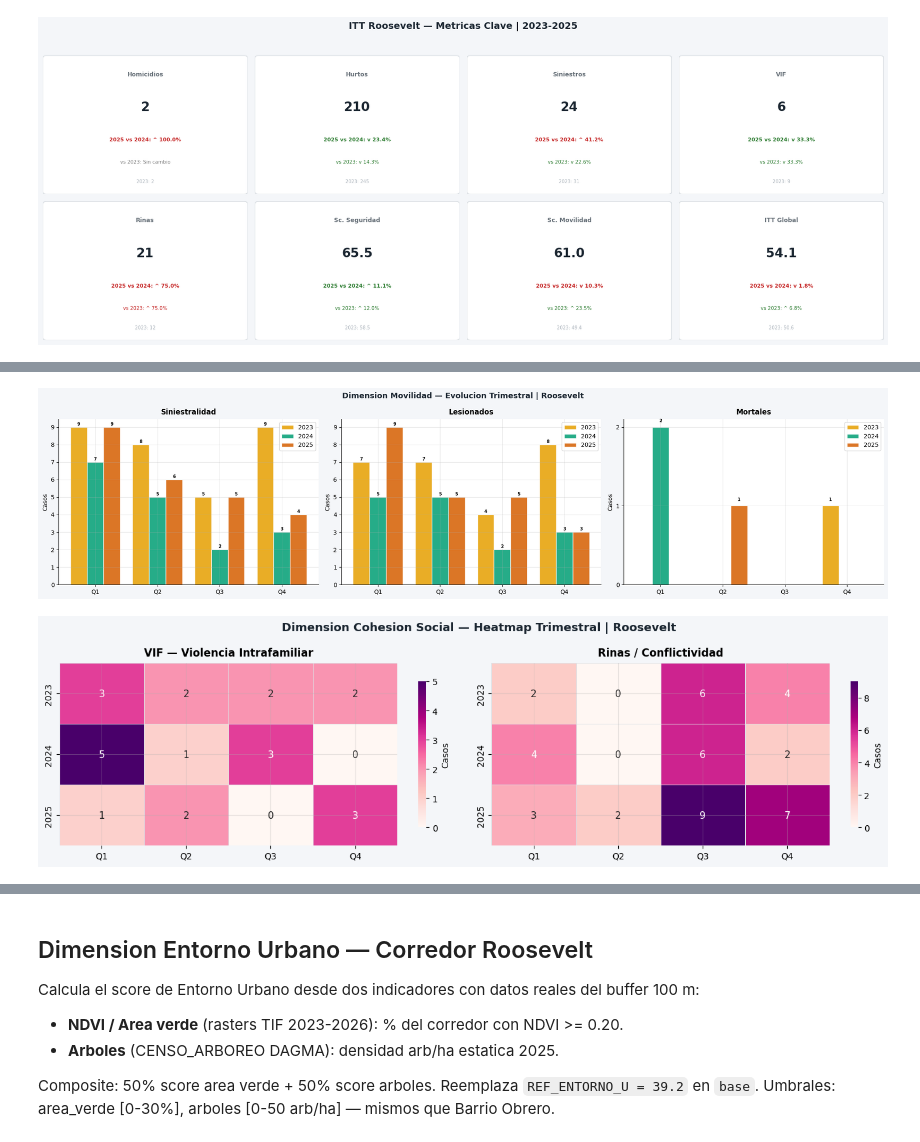
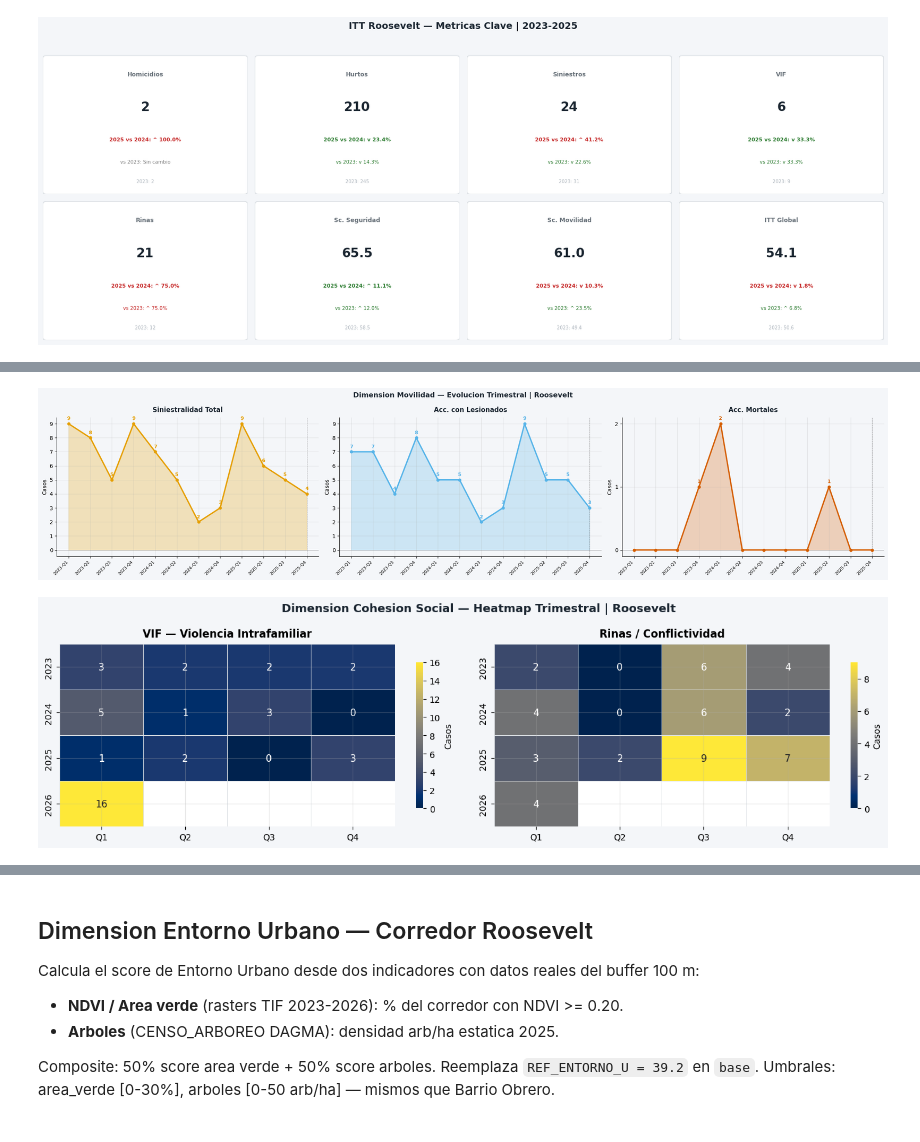
Before and after one commit to Pabandres85/Itt_repos_cali, a Jupyter notebook: notebooks/01_itt_roosevelt.ipynb, the cells around one changed output, grey strips where cells are left out. Cells and saved outputs as stored; diff of their text form; code cells hidden in the pictures.

```diff
--- a/notebooks/01_itt_roosevelt.ipynb
+++ b/notebooks/01_itt_roosevelt.ipynb
@@ -455,15 +454,13 @@ plt.show()
 # %% [output]
 [figure]
 # %%
-ANIOS_3 = [2023, 2024, 2025]
 fig, axes = plt.subplots(1, 2, figsize=(14, 4), facecolor=BG)
 fig.suptitle('Dimension Seguridad — Heatmap Trimestral | Roosevelt',
              fontsize=13, fontweight='bold', color='#1B2631')
-ct = corr_trim[corr_trim['año'].isin(ANIOS_3)]
 for ax, col, titulo in [(axes[0],'homicidios','Homicidios'),(axes[1],'hurtos','Hurtos')]:
-    pivot = ct.pivot(index='año', columns='trimestre', values=col).fillna(0)
+    pivot = corr_trim.pivot(index='año', columns='trimestre', values=col)
     pivot.columns = ['Q1','Q2','Q3','Q4']
-    sns.heatmap(pivot, annot=True, fmt='.0f', cmap='Blues',
+    sns.heatmap(pivot, annot=True, fmt='.0f', cmap='cividis',
         linewidths=0.5, linecolor='#DEE2E6', ax=ax, annot_kws={'size':11},
         cbar_kws={'label':'Casos','shrink':0.8})
     ax.set_title(titulo, fontweight='bold', pad=8)
@@ -500,16 +508,16 @@ plt.show()
 # %%
-ANIOS_3 = [2023, 2024, 2025]
-ct3 = corr_trim[corr_trim['año'].isin(ANIOS_3)]
 fig, axes = plt.subplots(1, 3, figsize=(20, 4), facecolor=BG)
 fig.suptitle('Dimension Movilidad — Heatmap Trimestral | Roosevelt',
              fontsize=13, fontweight='bold', color='#1B2631')
 for ax, col, titulo in [
-    (axes[0],'siniestralidad','Siniestralidad'),
+    (axes[0],'siniestralidad','Siniestralidad Total'),
     (axes[1],'lesionados','Acc. con Lesionados'),
     (axes[2],'mortales','Acc. Mortales')]:
-    pivot = ct3.pivot(index='año', columns='trimestre', values=col).fillna(0)
+    # Movilidad solo hasta 2025 (sin siniestros 2026)
+    ct_mov = corr_trim[corr_trim['año'].isin([2023,2024,2025])]
+    pivot = ct_mov.pivot(index='año', columns='trimestre', values=col).fillna(0)
     pivot.columns = ['Q1','Q2','Q3','Q4']
-    sns.heatmap(pivot, annot=True, fmt='.0f', cmap='Oranges',
+    sns.heatmap(pivot, annot=True, fmt='.0f', cmap='cividis',
         linewidths=0.5, linecolor='#DEE2E6', ax=ax, annot_kws={'size':11},
         cbar_kws={'label':'Casos','shrink':0.8})
     ax.set_title(titulo, fontweight='bold', pad=8)
@@ -522,42 +530,54 @@ plt.show()
 # %%
-ANIOS_3 = [2023, 2024, 2025]
-ct3 = corr_trim[corr_trim['año'].isin(ANIOS_3)]
-fig, axes = plt.subplots(1, 3, figsize=(20, 5), facecolor=BG)
+_periodos = corr_trim[corr_trim['año'].isin([2023,2024,2025])]['periodo'].tolist()
+_ct_mov   = corr_trim[corr_trim['año'].isin([2023,2024,2025])].reset_index(drop=True)
+_x        = np.arange(len(_periodos))
+
+fig, axes = plt.subplots(1, 3, figsize=(22, 5), facecolor=BG)
 fig.suptitle('Dimension Movilidad — Evolucion Trimestral | Roosevelt',
              fontsize=13, fontweight='bold', color='#1B2631')
-x = np.arange(4); n = 3; w = 0.8/n
-COLS = [OKI_NARANJA, OKI_VERDE, OKI_BERMELL]
-for ax, col, tp in [
-    (axes[0],'siniestralidad','Siniestralidad'),
-    (axes[1],'lesionados','Lesionados'),
-    (axes[2],'mortales','Mortales')]:
-    for idx, año in enumerate(ANIOS_3):
-        vals = ct3[ct3['año']==año][col].values
-        offset = (idx-n/2+0.5)*w
-        b = ax.bar(x+offset, vals, w, label=str(año), color=COLS[idx], alpha=0.85, edgecolor='white')
-        for bar in b:
-            h = bar.get_height()
-            if h>0: ax.text(bar.get_x()+bar.get_width()/2, h+0.05, str(int(h)), ha='center', va='bottom', fontsize=7, fontweight='bold')
-    ax.set_title(tp, fontweight='bold', pad=8)
-    ax.set_xticks(x); ax.set_xticklabels(['Q1','Q2','Q3','Q4'])
-    ax.set_ylabel('Casos'); ax.yaxis.set_major_locator(plt.MaxNLocator(integer=True)); ax.legend()
+
+cfg_mov = [
+    (axes[0], 'siniestralidad', 'Siniestralidad Total', OKI_NARANJA),
+    (axes[1], 'lesionados',     'Acc. con Lesionados',  OKI_AZUL_C),
+    (axes[2], 'mortales',       'Acc. Mortales',        OKI_BERMELL),
+]
+
+for ax, col, titulo, color in cfg_mov:
+    vals  = _ct_mov[col].values.astype(float)
+    valid = ~pd.isna(vals)
+    ax.fill_between(_x, np.where(valid, vals, np.nan), alpha=0.25, color=color)
+    ax.plot(_x, np.where(valid, vals, np.nan), color=color,
+            linewidth=2.5, marker='o', markersize=5, zorder=3)
+    for i, v in enumerate(vals):
+        if pd.notna(v) and v > 0:
+            ax.annotate(str(int(v)), (i, v),
+                        textcoords='offset points', xytext=(0, 7),
+                        ha='center', fontsize=9, fontweight='bold', color=color)
+    ultimo = max(i for i, v in enumerate(vals) if pd.notna(v))
+    ax.axvline(ultimo, color=OKI_GRIS, linewidth=0.8, linestyle='--', alpha=0.4)
+    ax.set_xticks(_x)
+    ax.set_xticklabels(_periodos, rotation=45, ha='right', fontsize=8)
+    ax.set_title(titulo, fontweight='bold', pad=10, color='#1B2631')
+    ax.set_ylabel('Casos')
+    ax.yaxis.set_major_locator(plt.MaxNLocator(integer=True))
+    ax.axhline(0, color=OKI_GRIS, linewidth=0.5, alpha=0.4)
+    ax.set_facecolor(BG)
+
 plt.tight_layout()
 plt.savefig('itt_roosevelt_mov_trim.png', dpi=150, bbox_inches='tight', facecolor=BG)
 plt.show()
 # %% [output]
-[figure, old version]
+[figure, new version]
 # %%
-ANIOS_3 = [2023, 2024, 2025]
-ct3 = corr_trim[corr_trim['año'].isin(ANIOS_3)]
 fig, axes = plt.subplots(1, 2, figsize=(14, 4), facecolor=BG)
 fig.suptitle('Dimension Cohesion Social — Heatmap Trimestral | Roosevelt',
              fontsize=13, fontweight='bold', color='#1B2631')
 for ax, col, titulo in [
     (axes[0],'vif','VIF — Violencia Intrafamiliar'),
     (axes[1],'rinas','Rinas / Conflictividad')]:
-    pivot = ct3.pivot(index='año', columns='trimestre', values=col).fillna(0)
+    pivot = corr_trim.pivot(index='año', columns='trimestre', values=col)
     pivot.columns = ['Q1','Q2','Q3','Q4']
-    sns.heatmap(pivot, annot=True, fmt='.0f', cmap='RdPu',
+    sns.heatmap(pivot, annot=True, fmt='.0f', cmap='cividis',
         linewidths=0.5, linecolor='#DEE2E6', ax=ax, annot_kws={'size':11},
         cbar_kws={'label':'Casos','shrink':0.8})
     ax.set_title(titulo, fontweight='bold', pad=8)
@@ -566,5 +586,5 @@ plt.tight_layout()
 plt.savefig('itt_roosevelt_heatmap_coh.png', dpi=150, bbox_inches='tight', facecolor=BG)
 plt.show()
 # %% [output]
-[figure, old version]
+[figure, new version]
 # %%
```
Also changed, not shown: parts of 15 cells of this notebook, 1 other file.
